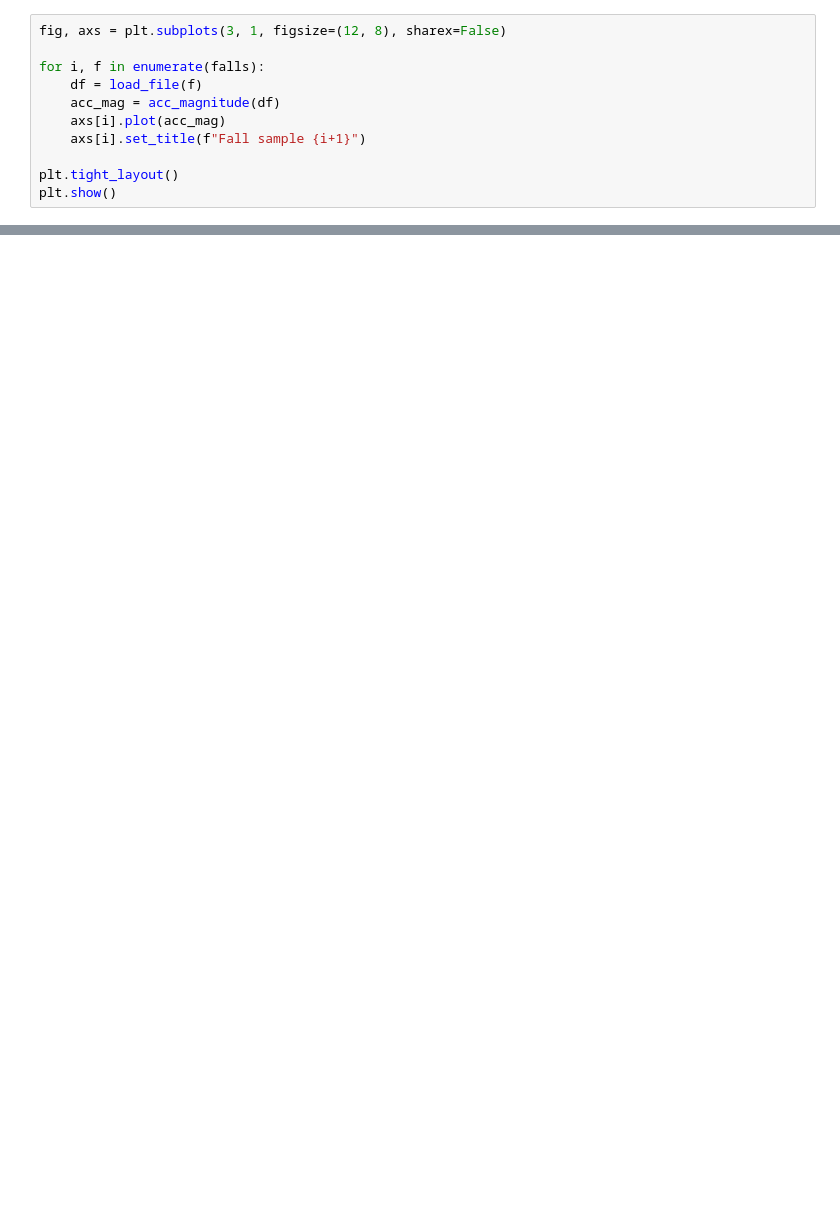
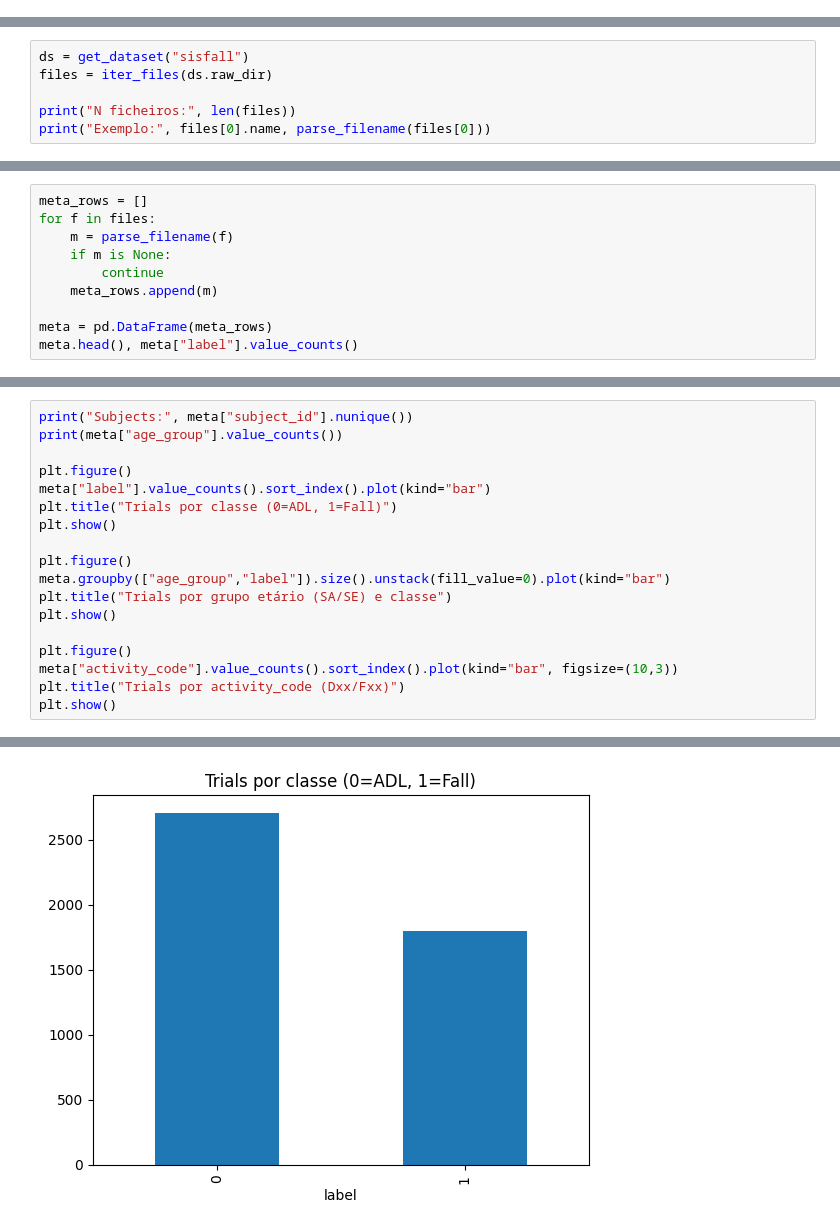
Before and after one commit to tjpoa/aih-privacy, a Jupyter notebook: notebooks/01_exploration.ipynb, the cells around one changed output, grey strips where cells are left out. Saved outputs shown, nothing was run; the diff lists cells and outputs as text; blank space fills up the shorter version.

```diff
--- a/notebooks/01_exploration.ipynb
+++ b/notebooks/01_exploration.ipynb
@@ -115,11 +0,0 @@ for f in iter_files():
-# %%
-fig, axs = plt.subplots(3, 1, figsize=(12, 8), sharex=False)
-
-for i, f in enumerate(falls):
-    df = load_file(f)
-    acc_mag = acc_magnitude(df)
-    axs[i].plot(acc_mag)
-    axs[i].set_title(f"Fall sample {i+1}")
-
-plt.tight_layout()
-plt.show()
@@ -248,0 +21,6 @@ plt.show()
+# %%
+ds = get_dataset("sisfall")
+files = iter_files(ds.raw_dir)
+
+print("N ficheiros:", len(files))
+print("Exemplo:", files[0].name, parse_filename(files[0]))
@@ -248,0 +30,10 @@ plt.show()
+# %%
+meta_rows = []
+for f in files:
+    m = parse_filename(f)
+    if m is None:
+        continue
+    meta_rows.append(m)
+
+meta = pd.DataFrame(meta_rows)
+meta.head(), meta["label"].value_counts()
@@ -248,0 +51,19 @@ plt.show()
+# %%
+print("Subjects:", meta["subject_id"].nunique())
+print(meta["age_group"].value_counts())
+
+plt.figure()
+meta["label"].value_counts().sort_index().plot(kind="bar")
+plt.title("Trials por classe (0=ADL, 1=Fall)")
+plt.show()
+
+plt.figure()
+meta.groupby(["age_group","label"]).size().unstack(fill_value=0).plot(kind="bar")
+plt.title("Trials por grupo etário (SA/SE) e classe")
+plt.show()
+
+plt.figure()
+meta["activity_code"].value_counts().sort_index().plot(kind="bar", figsize=(10,3))
+plt.title("Trials por activity_code (Dxx/Fxx)")
+plt.show()
+# %% [output]
@@ -248,0 +75 @@ plt.show()
+[figure, added]
```
Also changed, not shown: parts of 48 cells of this notebook, 27 other files.
